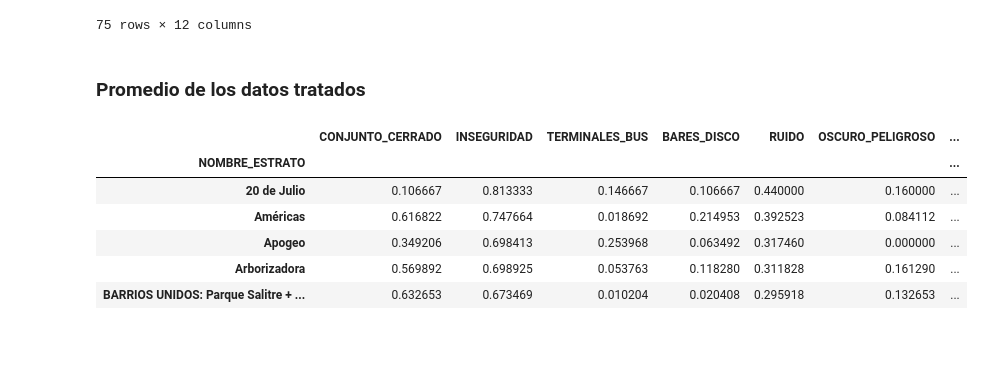
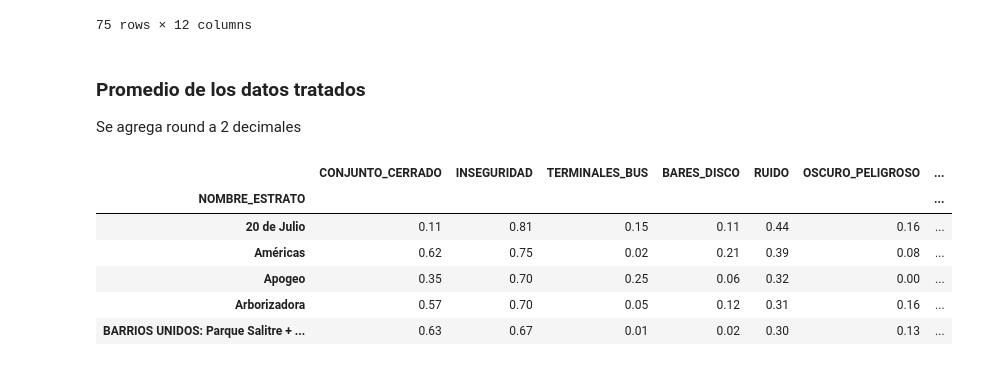
Before and after one commit to doguedogue/pythonic-colab, a Jupyter notebook: rva_dane.ipynb, the cells around one changed output. Drawn from its saved outputs; the diff is of its cells as text; code cells hidden in the pictures.

```diff
--- a/rva_dane.ipynb
+++ b/rva_dane.ipynb
@@ -259,14 +260,15 @@ datos.loc[datos.NOMBRE_ESTRATO == '20 de Julio']
 75 rows × 12 columns
 # %% [markdown]
 ### Promedio de los datos tratados
+Se agrega round a 2 decimales
 # %%
-datos_tratados = datos.groupby('NOMBRE_ESTRATO')[['CONJUNTO_CERRADO','INSEGURIDAD','TERMINALES_BUS','BARES_DISCO','RUIDO','OSCURO_PELIGROSO','SALARIO_MES','TIENE_ESCRITURA','PERDIDA_TRABAJO_C19','PERDIDA_INGRESOS_C19','PLANES_ADQUIRIR_VIVIENDA']].mean().head()
+datos_tratados = datos.groupby('NOMBRE_ESTRATO')[['CONJUNTO_CERRADO','INSEGURIDAD','TERMINALES_BUS','BARES_DISCO','RUIDO','OSCURO_PELIGROSO','SALARIO_MES','TIENE_ESCRITURA','PERDIDA_TRABAJO_C19','PERDIDA_INGRESOS_C19','PLANES_ADQUIRIR_VIVIENDA']].mean().head().round(2)
 datos_tratados
 # %% [output]
 |  | CONJUNTO_CERRADO | INSEGURIDAD | TERMINALES_BUS | BARES_DISCO | RUIDO | OSCURO_PELIGROSO | ... |
 | NOMBRE_ESTRATO |  |  |  |  |  |  | ... |
-| 20 de Julio | 0.106667 | 0.813333 | 0.146667 | 0.106667 | 0.440000 | 0.160000 | ... |
-| Américas | 0.616822 | 0.747664 | 0.018692 | 0.214953 | 0.392523 | 0.084112 | ... |
-| Apogeo | 0.349206 | 0.698413 | 0.253968 | 0.063492 | 0.317460 | 0.000000 | ... |
-| Arborizadora | 0.569892 | 0.698925 | 0.053763 | 0.118280 | 0.311828 | 0.161290 | ... |
-| BARRIOS UNIDOS: Parque Salitre + ... | 0.632653 | 0.673469 | 0.010204 | 0.020408 | 0.295918 | 0.132653 | ... |
+| 20 de Julio | 0.11 | 0.81 | 0.15 | 0.11 | 0.44 | 0.16 | ... |
+| Américas | 0.62 | 0.75 | 0.02 | 0.21 | 0.39 | 0.08 | ... |
+| Apogeo | 0.35 | 0.70 | 0.25 | 0.06 | 0.32 | 0.00 | ... |
+| Arborizadora | 0.57 | 0.70 | 0.05 | 0.12 | 0.31 | 0.16 | ... |
+| BARRIOS UNIDOS: Parque Salitre + ... | 0.63 | 0.67 | 0.01 | 0.02 | 0.30 | 0.13 | ... |
```
Also changed, not shown: parts of 3 cells of this notebook.
